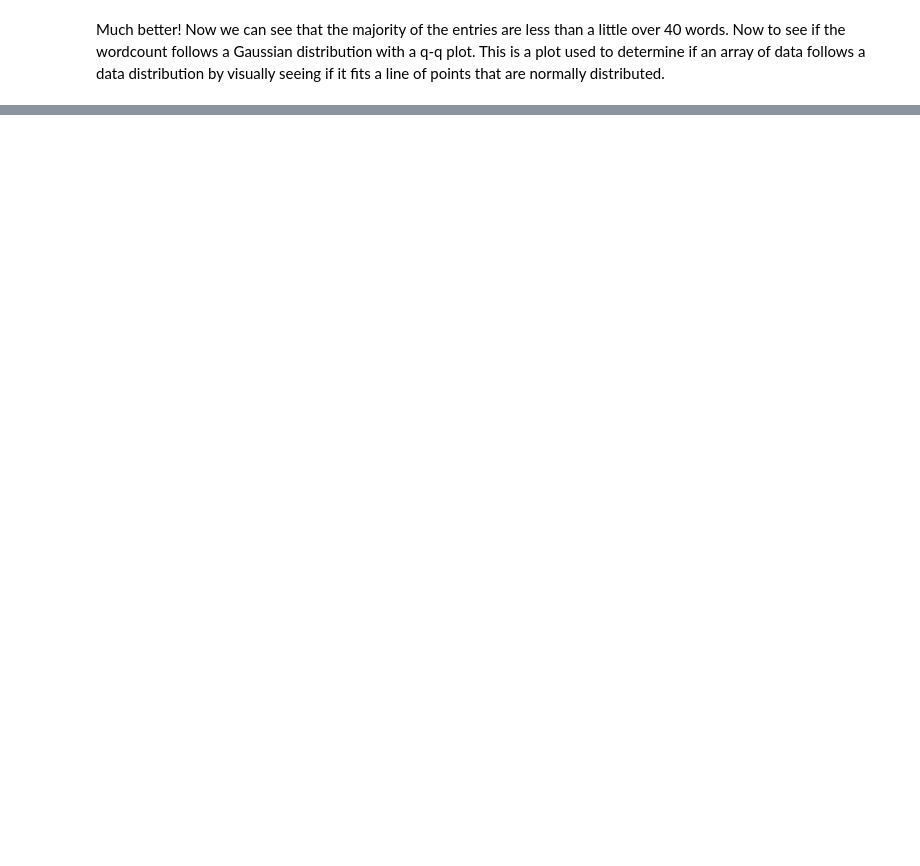
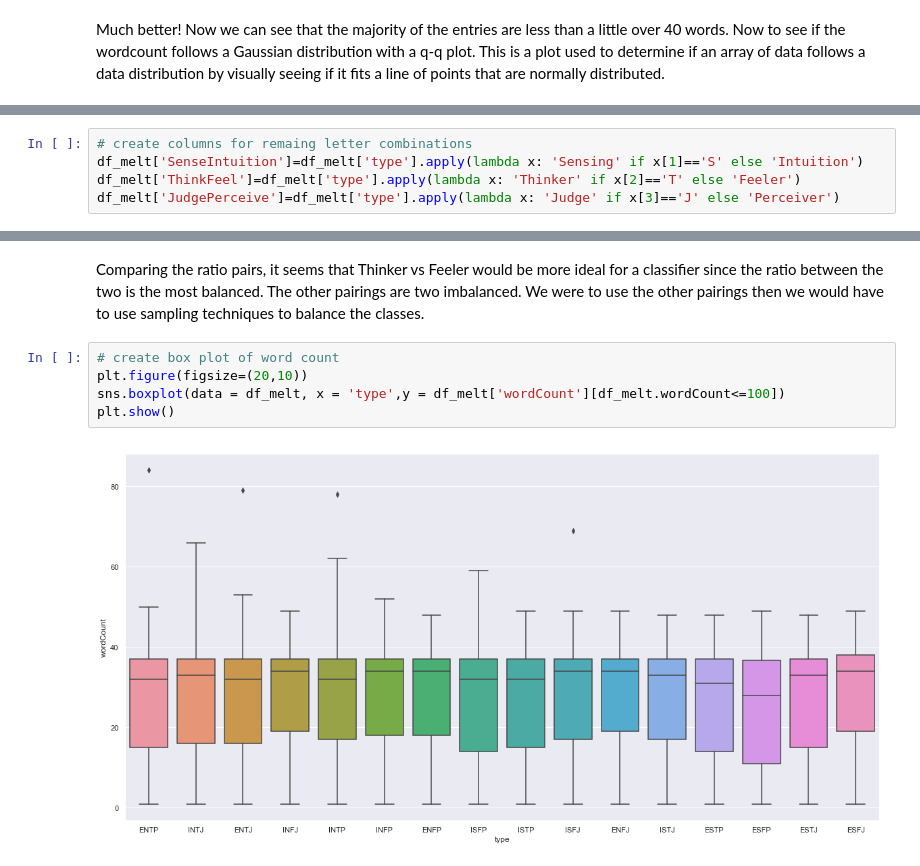
Before and after one commit to JohnDeJesus22/Personality-Text-Classifier, a Jupyter notebook: PTCEDA.ipynb, the cells around one changed output, grey strips where cells are left out. Drawn from its saved outputs; the diff is of its cells as text; blank space fills up the shorter version.

```diff
--- a/PTCEDA.ipynb
+++ b/PTCEDA.ipynb
@@ -359,0 +376,5 @@ First Q-Q plot! Turns out aside from the tail end it is fair close to a normal d
+# %%
+# create columns for remaing letter combinations
+df_melt['SenseIntuition']=df_melt['type'].apply(lambda x: 'Sensing' if x[1]=='S' else 'Intuition')
+df_melt['ThinkFeel']=df_melt['type'].apply(lambda x: 'Thinker' if x[2]=='T' else 'Feeler')
+df_melt['JudgePerceive']=df_melt['type'].apply(lambda x: 'Judge' if x[3]=='J' else 'Perceiver')
@@ -359,0 +417,9 @@ First Q-Q plot! Turns out aside from the tail end it is fair close to a normal d
+# %% [markdown]
+Comparing the ratio pairs, it seems that Thinker vs Feeler would be more ideal for a classifier since the ratio between the two is the most balanced. The other pairings are two imbalanced. We were to use the other pairings then we would have to use sampling techniques to balance the classes.
+# %%
+# create box plot of word count
+plt.figure(figsize=(20,10))
+sns.boxplot(data = df_melt, x = 'type',y = df_melt['wordCount'][df_melt.wordCount<=100])
+plt.show()
+# %% [output]
+[figure, added]
```
Also changed, not shown: parts of 18 cells of this notebook, 1 other file.
